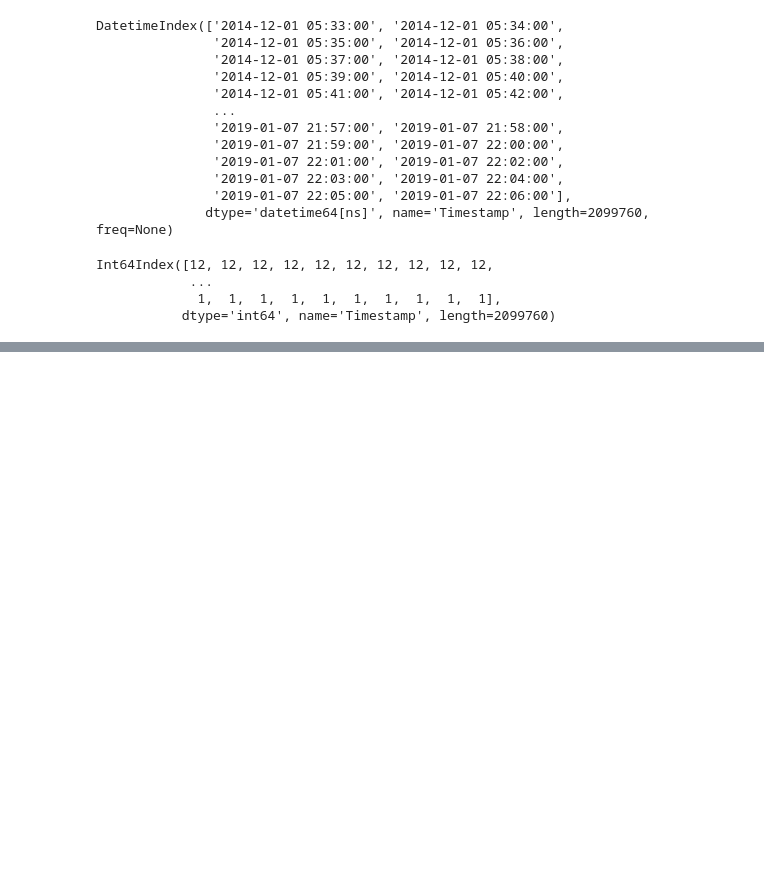
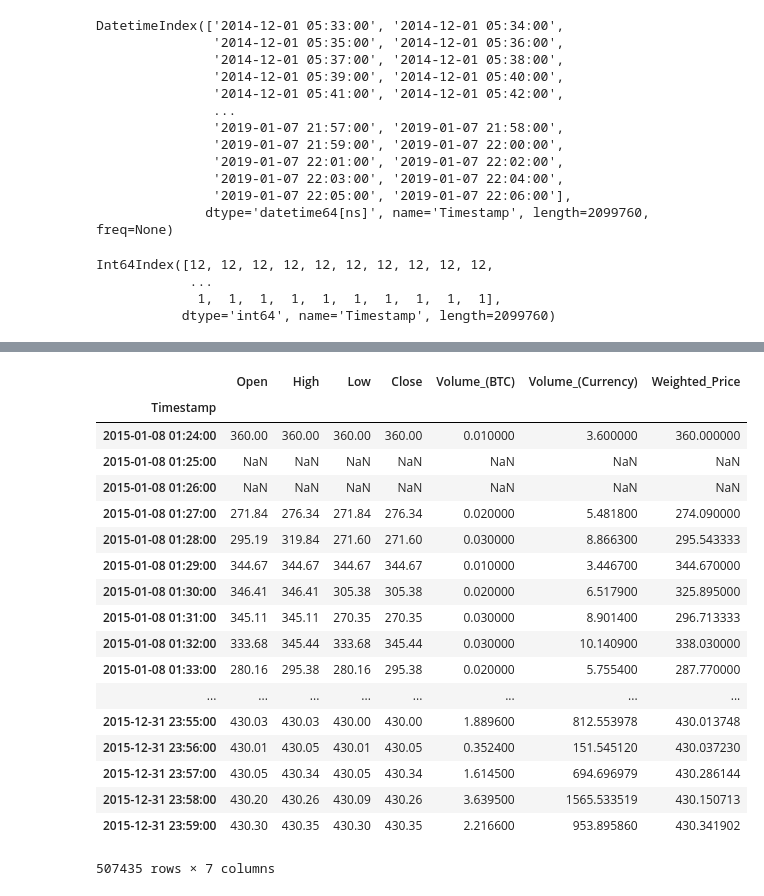
Before and after one commit to learningwithdg/datascience, a Jupyter notebook: Sessions/Untitled2.ipynb, the cells around one changed output, grey strips where cells are left out. Drawn from its saved outputs; the diff is of its cells as text; code cells hidden in the pictures; blank space fills up the shorter version.

```diff
--- a/Sessions/Untitled2.ipynb
+++ b/Sessions/Untitled2.ipynb
@@ -161,0 +174,22 @@ Int64Index([12, 12, 12, 12, 12, 12, 12, 12, 12, 12,
+# %%
+df.loc["2015"]
+# %% [output]
+|  | Open | High | Low | Close | Volume_(BTC) | Volume_(Currency) | Weighted_Price |
+| Timestamp |  |  |  |  |  |  |  |
+| 2015-01-08 01:24:00 | 360.00 | 360.00 | 360.00 | 360.00 | 0.010000 | 3.600000 | 360.000000 |
+| 2015-01-08 01:25:00 | NaN | NaN | NaN | NaN | NaN | NaN | NaN |
+| 2015-01-08 01:26:00 | NaN | NaN | NaN | NaN | NaN | NaN | NaN |
+| 2015-01-08 01:27:00 | 271.84 | 276.34 | 271.84 | 276.34 | 0.020000 | 5.481800 | 274.090000 |
+| 2015-01-08 01:28:00 | 295.19 | 319.84 | 271.60 | 271.60 | 0.030000 | 8.866300 | 295.543333 |
+| 2015-01-08 01:29:00 | 344.67 | 344.67 | 344.67 | 344.67 | 0.010000 | 3.446700 | 344.670000 |
+| 2015-01-08 01:30:00 | 346.41 | 346.41 | 305.38 | 305.38 | 0.020000 | 6.517900 | 325.895000 |
+| 2015-01-08 01:31:00 | 345.11 | 345.11 | 270.35 | 270.35 | 0.030000 | 8.901400 | 296.713333 |
+| 2015-01-08 01:32:00 | 333.68 | 345.44 | 333.68 | 345.44 | 0.030000 | 10.140900 | 338.030000 |
+| 2015-01-08 01:33:00 | 280.16 | 295.38 | 280.16 | 295.38 | 0.020000 | 5.755400 | 287.770000 |
+| ... | ... | ... | ... | ... | ... | ... | ... |
+| 2015-12-31 23:55:00 | 430.03 | 430.03 | 430.00 | 430.00 | 1.889600 | 812.553978 | 430.013748 |
+| 2015-12-31 23:56:00 | 430.01 | 430.05 | 430.01 | 430.05 | 0.352400 | 151.545120 | 430.037230 |
+| 2015-12-31 23:57:00 | 430.05 | 430.34 | 430.05 | 430.34 | 1.614500 | 694.696979 | 430.286144 |
+| 2015-12-31 23:58:00 | 430.20 | 430.26 | 430.09 | 430.26 | 3.639500 | 1565.533519 | 430.150713 |
+| 2015-12-31 23:59:00 | 430.30 | 430.35 | 430.30 | 430.35 | 2.216600 | 953.895860 | 430.341902 |
+507435 rows × 7 columns
```
Also changed, not shown: parts of 54 cells of this notebook.
